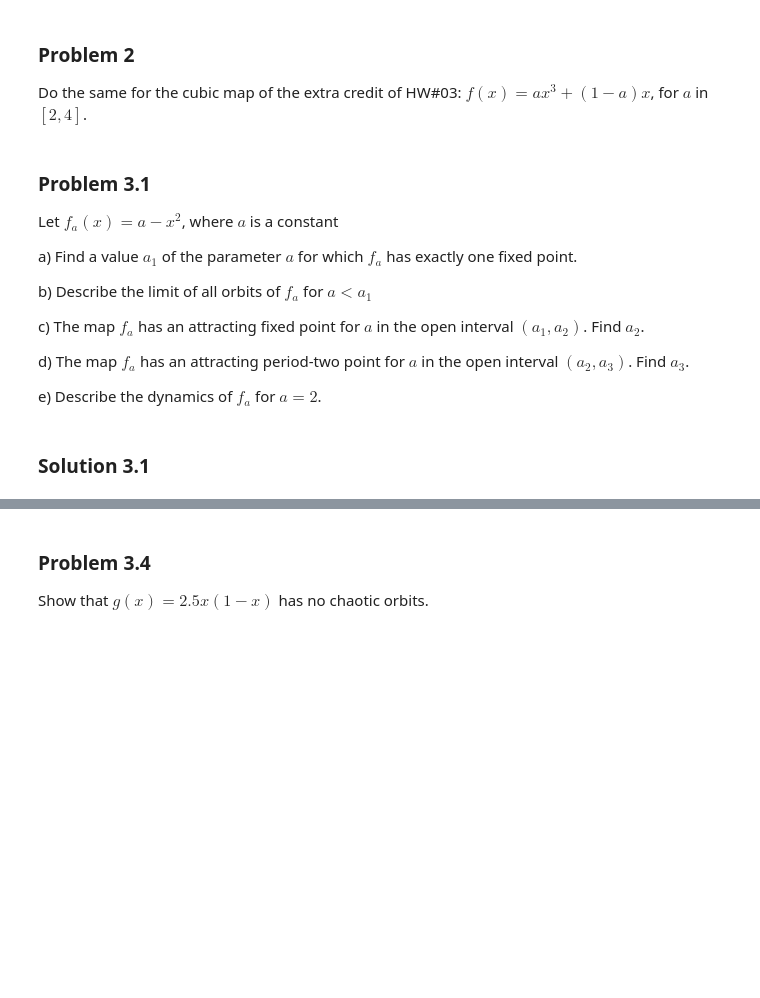
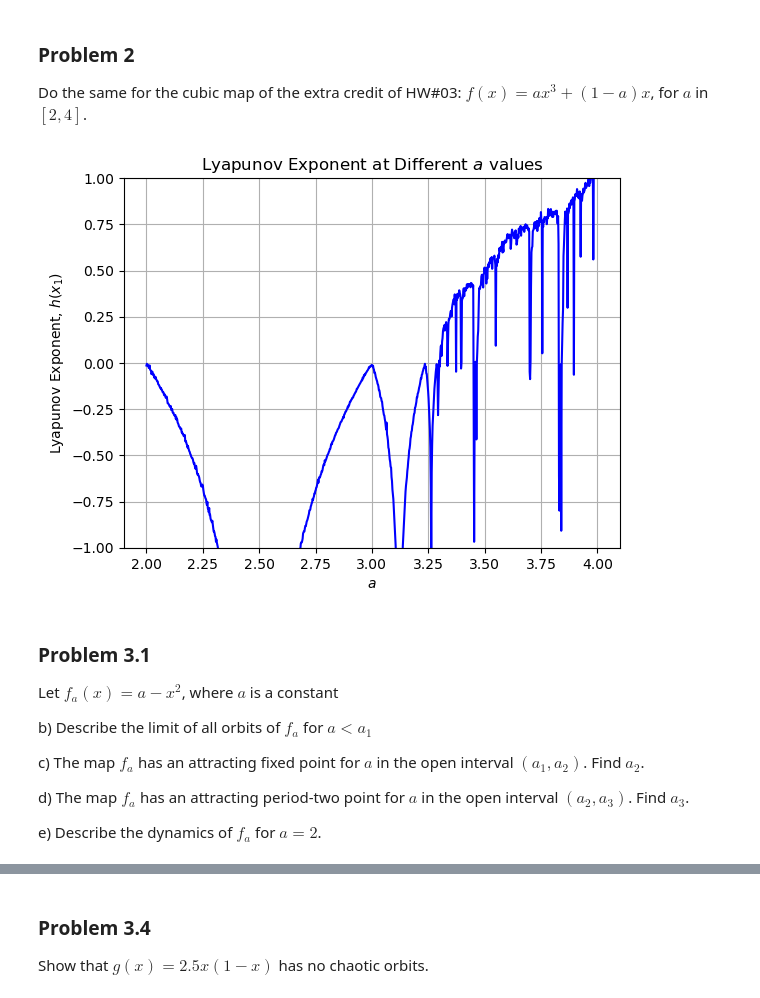
Before and after one commit to Stepheng753/School, a Jupyter notebook: Graduate/Year 1 Fall 2024/Math 538/Homework 6/hw6.ipynb, the cells around one changed output, grey strips where cells are left out. Drawn from its saved outputs; the diff is of its cells as text; code cells hidden in the pictures; blank space fills up the shorter version.

```diff
--- a/Graduate/Year 1 Fall 2024/Math 538/Homework 6/hw6.ipynb
+++ b/Graduate/Year 1 Fall 2024/Math 538/Homework 6/hw6.ipynb
@@ -14,12 +76,21 @@ For the logistic map $f(x)=ax(1-x)$, write a program to compute the Lyapunov exp
 ### Problem 2
 
 Do the same for the cubic map of the extra credit of HW#03: $f(x) =ax^3 + (1-a) x$, for $a$ in $[2,4]$.
+# %%
+def cubic(a):
+    return lambda x: (a * (x ** 3)) + ((1 - a) * x)
+
+def d_cubic(a):
+    return lambda x: (3 * a * (x ** 2)) + (1 - a)
+
+a_range = np.linspace(2, 4, int(1e3))
+plot_Lyapunov_Exp(a_range, cubic, d_cubic, int(6e2))
+# %% [output]
+[figure, added]
 # %% [markdown]
 ### Problem 3.1
 
 Let $f_a(x) = a - x^2$, where $a$ is a constant
-
-a) Find a value $a_1$ of the parameter $a$ for which $f_a$ has exactly one fixed point.
 
 b) Describe the limit of all orbits of $f_a$ for $a < a_1$
 
@@ -28,5 +99,3 @@ c) The map $f_a$ has an attracting fixed point for $a$ in the open interval $(a_
 d) The map $f_a$ has an attracting period-two point for $a$ in the open interval $(a_2, a_3)$. Find $a_3$.
 
 e) Describe the dynamics of $f_a$ for $a = 2$.
-# %% [markdown]
-### Solution 3.1
```
Also changed, not shown: parts of 10 cells of this notebook, 4 other files.
